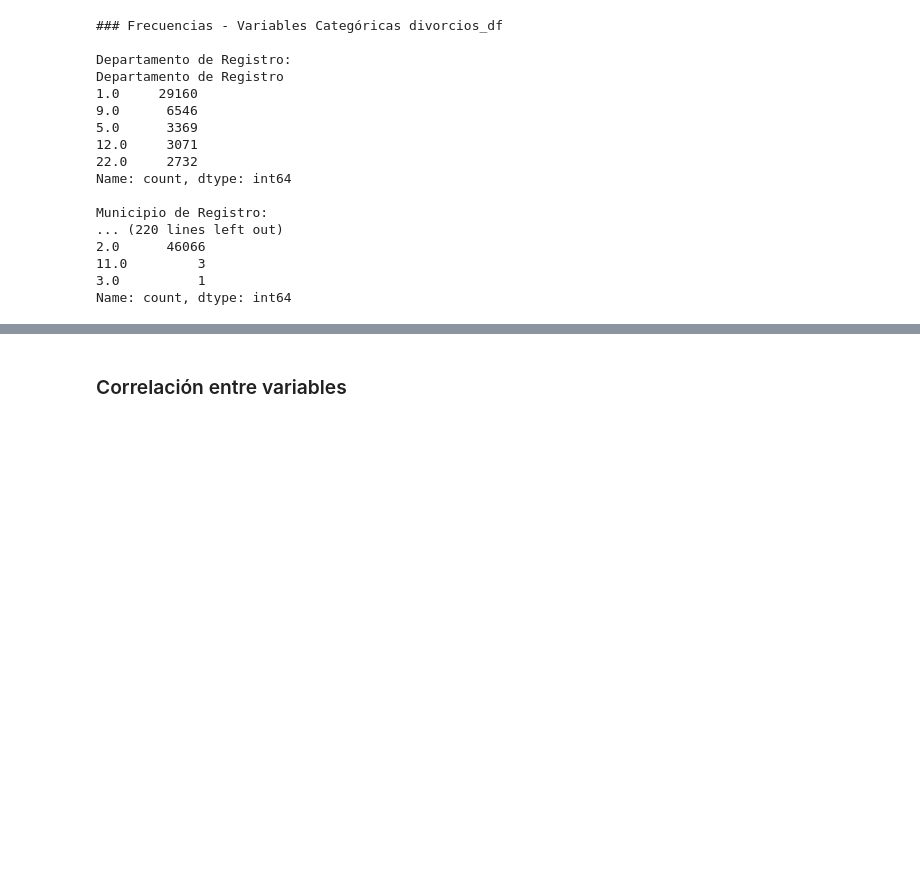
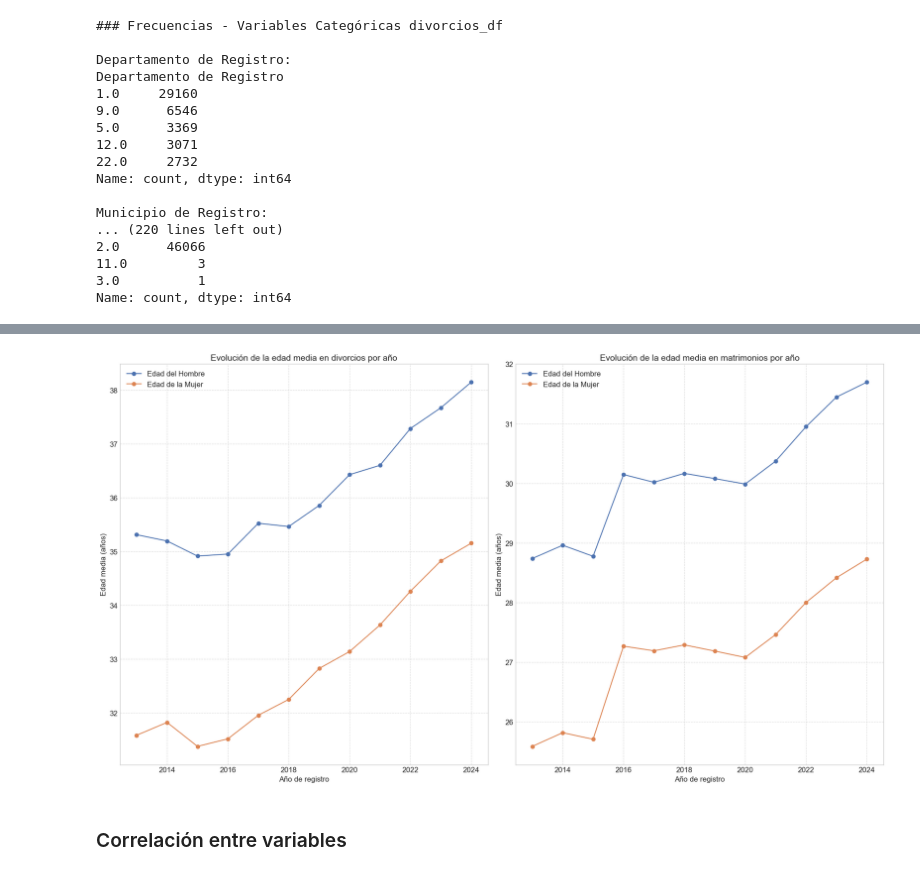
Before and after one commit to Sofiamishel2003/Proyecto-3, a Jupyter notebook: Proyecto3.ipynb, the cells around one changed output, grey strips where cells are left out. Drawn from its saved outputs; the diff is of its cells as text; code cells hidden in the pictures; blank space fills up the shorter version.

```diff
--- a/Proyecto3.ipynb
+++ b/Proyecto3.ipynb
@@ -278,3 +383,29 @@ Name: count, dtype: int64
+# %%
+# Características de edad por años de registro (evolución temporal)
+plt.figure(figsize=(18, 10))
+
+# Calcular medias de edad por año
+div_by_year = div_numeric.groupby('Ano de Registro')[['Edad del Hombre', 'Edad de la Mujer']].mean()
+mat_by_year = mat_numeric.groupby('Ano de Registro')[['Edad del Hombre', 'Edad de la Mujer']].mean()
+
+plt.subplot(1, 2, 1)
+div_by_year.plot(marker='o', ax=plt.gca())
+plt.title('Evolución de la edad media en divorcios por año', fontsize=14)
+plt.xlabel('Año de registro', fontsize=12)
+plt.ylabel('Edad media (años)', fontsize=12)
+plt.grid(True, linestyle='--', alpha=0.7)
+
+plt.subplot(1, 2, 2)
+mat_by_year.plot(marker='o', ax=plt.gca())
+plt.title('Evolución de la edad media en matrimonios por año', fontsize=14)
+plt.xlabel('Año de registro', fontsize=12)
+plt.ylabel('Edad media (años)', fontsize=12)
+plt.grid(True, linestyle='--', alpha=0.7)
+
+plt.tight_layout()
+plt.show()
+# %% [output]
+[figure, added]
 # %% [markdown]
 ### Correlación entre variables
 # %%
```
Also changed, not shown: parts of 2 cells of this notebook, 1 other file.
